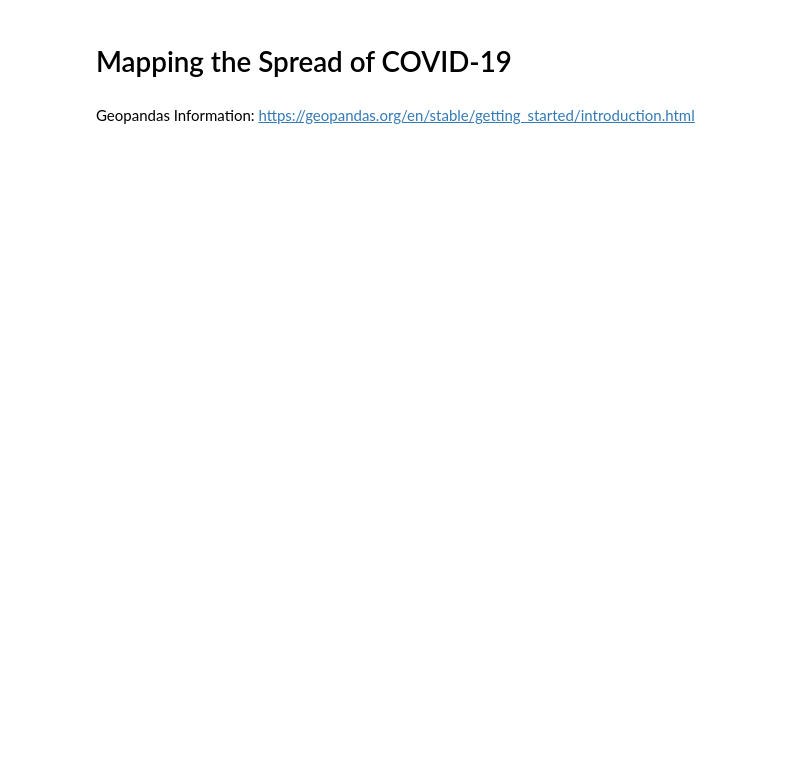
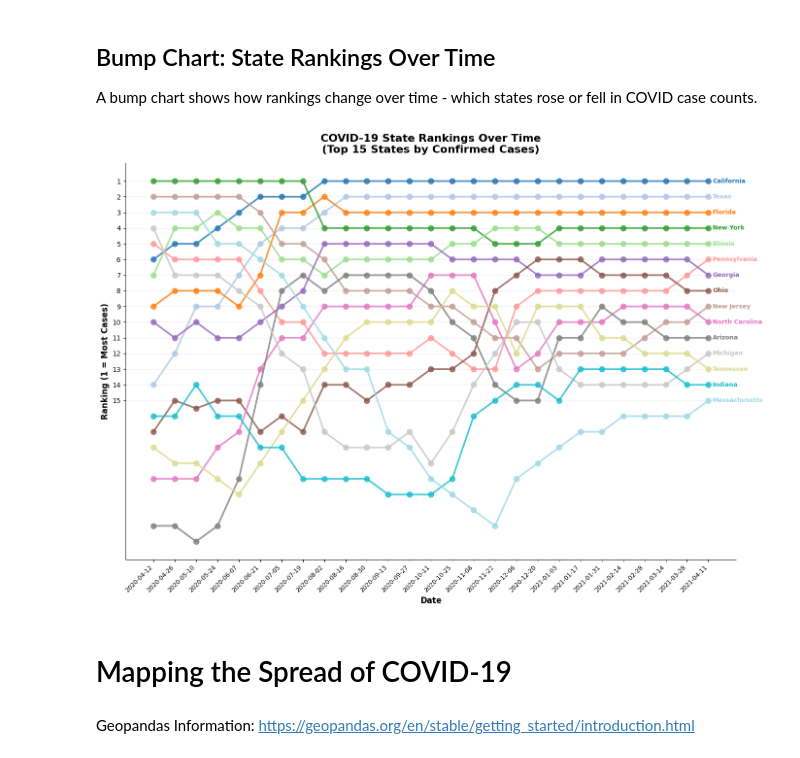
Before and after one commit to kkipngenokoech/DA-course, a Jupyter notebook: Lecture_6_Visualizations.ipynb, the cells around one changed output. Saved outputs shown, nothing was run; the diff lists cells and outputs as text; code cells hidden in the pictures; blank space fills up the shorter version.

```diff
--- a/Lecture_6_Visualizations.ipynb
+++ b/Lecture_6_Visualizations.ipynb
@@ -119,3 +243,74 @@ plt.show()
+# %% [markdown]
+## Bump Chart: State Rankings Over Time
+
+A bump chart shows how rankings change over time - which states rose or fell in COVID case counts.
+# %%
+import matplotlib.pyplot as plt
+import pandas as pd
+import numpy as np
+
+# Pivot data: states as columns, dates as rows
+df_pivot = df_clean.pivot_table(values='Confirmed',
+                                 index='Date',
+                                 columns='Province_State')
+
+# Calculate rankings (1 = most cases)
+df_ranks = df_pivot.rank(axis=1, ascending=False)
+
+# Get top 15 states (by final ranking)
+top_states = df_ranks.iloc[-1].nsmallest(15).index.tolist()
+df_ranks_top = df_ranks[top_states]
+
+# Sample dates for cleaner visualization (every 14 days)
+dates = df_ranks_top.index.unique()[::14]
+df_ranks_sampled = df_ranks_top.loc[dates]
+
+# Create figure
+fig, ax = plt.subplots(figsize=(14, 10))
+
+# Color palette
+colors = plt.cm.tab20(np.linspace(0, 1, len(top_states)))
+
+# Plot each state's ranking journey
+for i, state in enumerate(top_states):
+    y = df_ranks_sampled[state].values
+    x = range(len(dates))
+
+    ax.plot(x, y, marker='o', markersize=8, linewidth=2.5,
+            color=colors[i], label=state, alpha=0.8)
+
+    # Add state label at the end
+    ax.annotate(state, xy=(x[-1] + 0.2, y[-1]), va='center',
+                fontsize=9, fontweight='bold', color=colors[i])
+
+# Invert y-axis (rank 1 at top)
+ax.invert_yaxis()
+
+# X-axis: show dates
+ax.set_xticks(range(len(dates)))
+ax.set_xticklabels([str(d)[:10] for d in dates], rotation=45, ha='right', fontsize=9)
+
+# Y-axis: rankings
+ax.set_yticks(range(1, 16))
+ax.set_ylabel('Ranking (1 = Most Cases)', fontsize=12, fontweight='bold')
+ax.set_xlabel('Date', fontsize=12, fontweight='bold')
+
+# Title
+ax.set_title('COVID-19 State Rankings Over Time\n(Top 15 States by Confirmed Cases)',
+             fontsize=16, fontweight='bold', pad=15)
+
+# Grid
+ax.grid(axis='y', alpha=0.3, linestyle='--')
+ax.set_axisbelow(True)
+
+# Remove top/right spines
+ax.spines['top'].set_visible(False)
+ax.spines['right'].set_visible(False)
+
+plt.tight_layout()
+plt.show()
+# %% [output]
+[figure, added]
 # %% [markdown]
 # Mapping the Spread of COVID-19
 # %%
```
Also changed, not shown: parts of 12 cells of this notebook, 4 other files.
